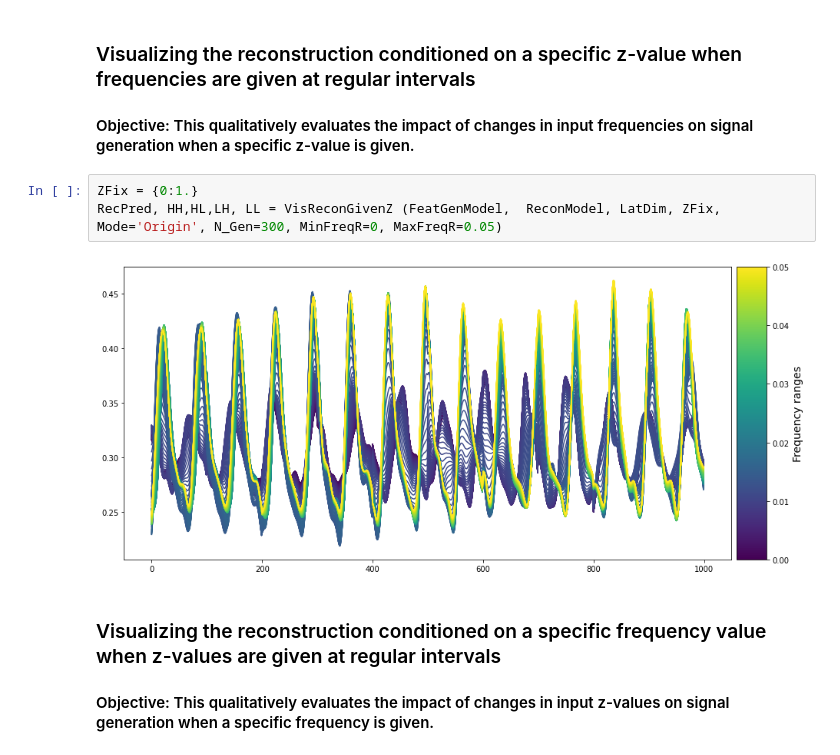
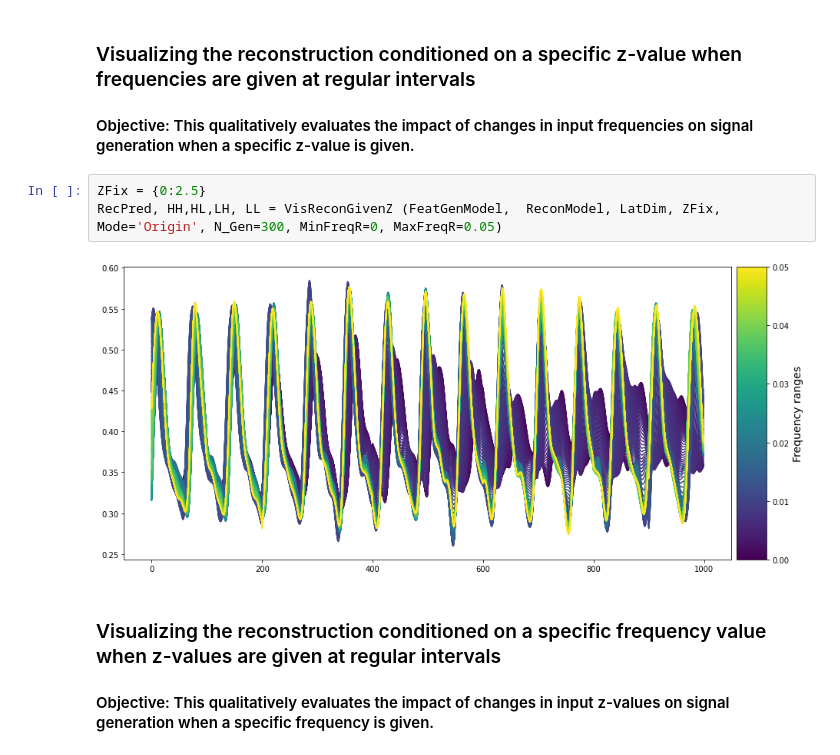
Before and after one commit to JunetaeKim/VABAM, a Jupyter notebook: FocusEvaluation.ipynb, the cells around one changed output. Cells and saved outputs as stored; diff of their text form.

```diff
--- a/PostEvaluation.ipynb
+++ b/FocusEvaluation.ipynb
@@ -252,10 +252,10 @@ HeatMapFrequency(FeatGenModel,  ReconModel, LatDim, ZFix, N_Gen)
 ### Visualizing the reconstruction conditioned on a specific z-value when frequencies are given at regular intervals
 #### Objective: This qualitatively evaluates the impact of changes in input frequencies on signal generation when a specific z-value is given.
 # %%
-ZFix = {0:1.}
+ZFix = {0:2.5}
 RecPred, HH,HL,LH, LL = VisReconGivenZ (FeatGenModel,  ReconModel, LatDim, ZFix, Mode='Origin', N_Gen=300, MinFreqR=0, MaxFreqR=0.05)
 # %% [output]
-[figure, old version]
+[figure, new version]
 # %% [markdown]
 ### Visualizing the reconstruction conditioned on a specific frequency value when z-values are given at regular intervals
 #### Objective: This qualitatively evaluates the impact of changes in input z-values on signal generation when a specific frequency is given.
```
Also changed, not shown: 5 other files.
